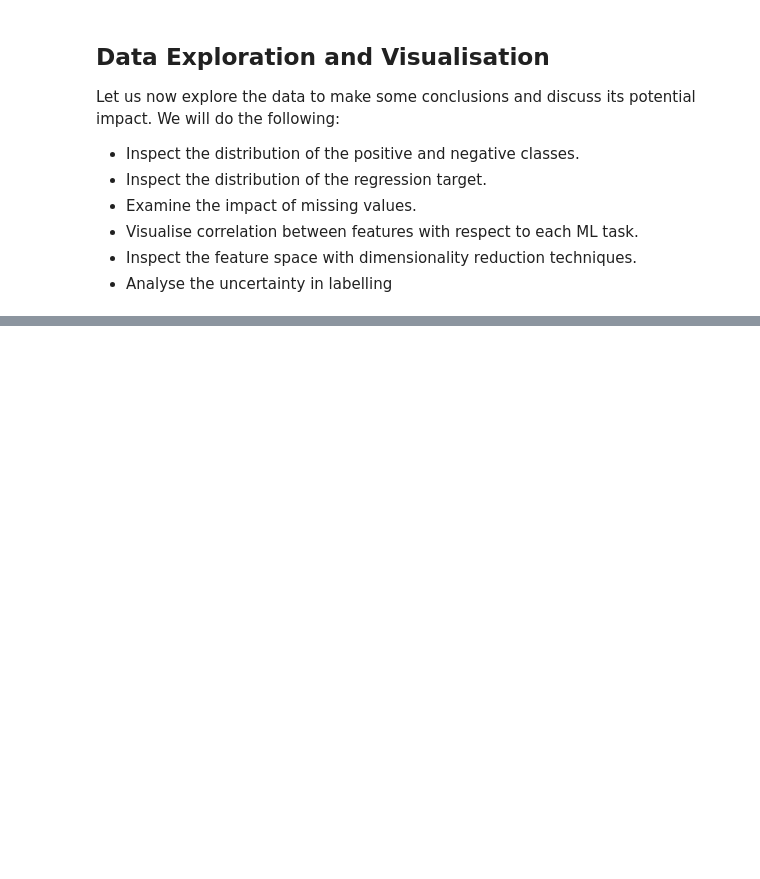
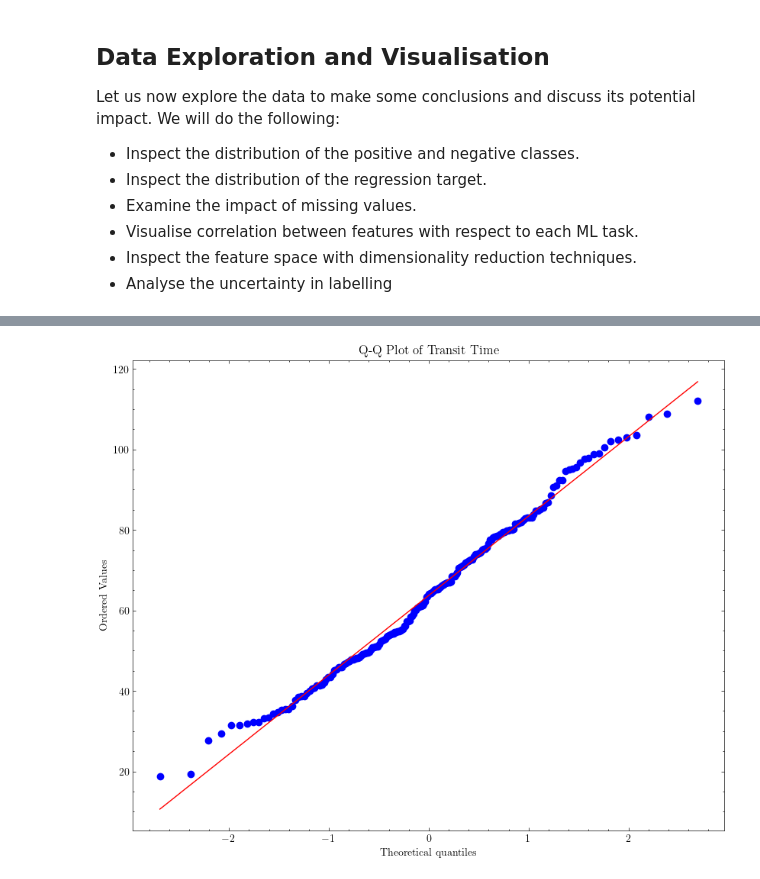
Before and after one commit to yusufmspahi/IBM-Z-Datathon-2024, a Jupyter notebook: data_preprocessing.ipynb, the cells around one changed output, grey strips where cells are left out. Saved outputs shown, nothing was run; the diff lists cells and outputs as text; code cells hidden in the pictures; blank space fills up the shorter version.

```diff
--- a/data_preprocessing.ipynb
+++ b/data_preprocessing.ipynb
@@ -273,0 +308,8 @@ plt.show()
+# %%
+# Q-Q plot to check for normality
+plt.figure(figsize=(10, 8))
+stats.probplot(merged_df['TransitTime'].dropna(), dist="norm", plot=plt)
+plt.title('Q-Q Plot of Transit Time')
+plt.show()
+# %% [output]
+[figure, added]
```
Also changed, not shown: parts of 20 cells of this notebook.
